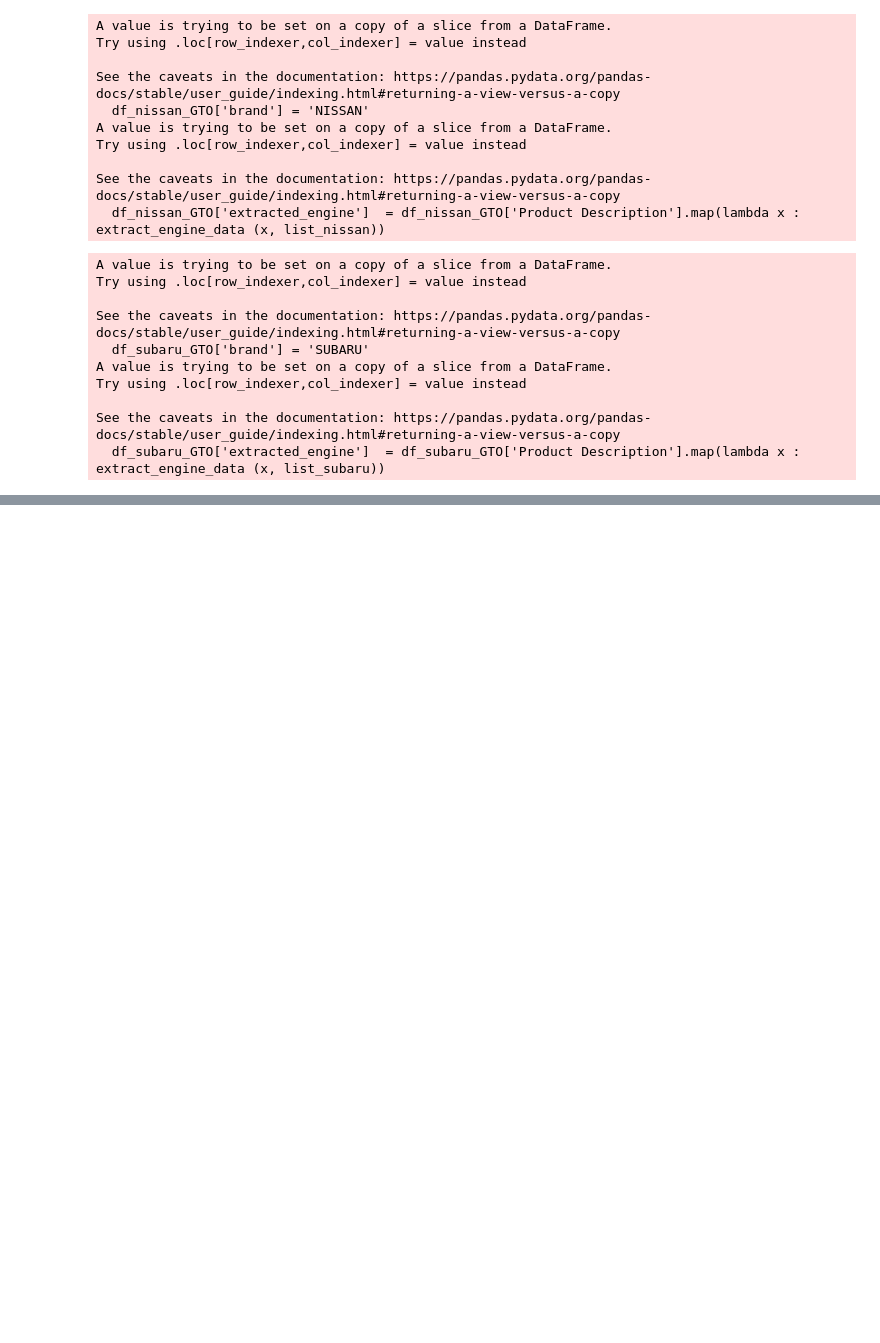
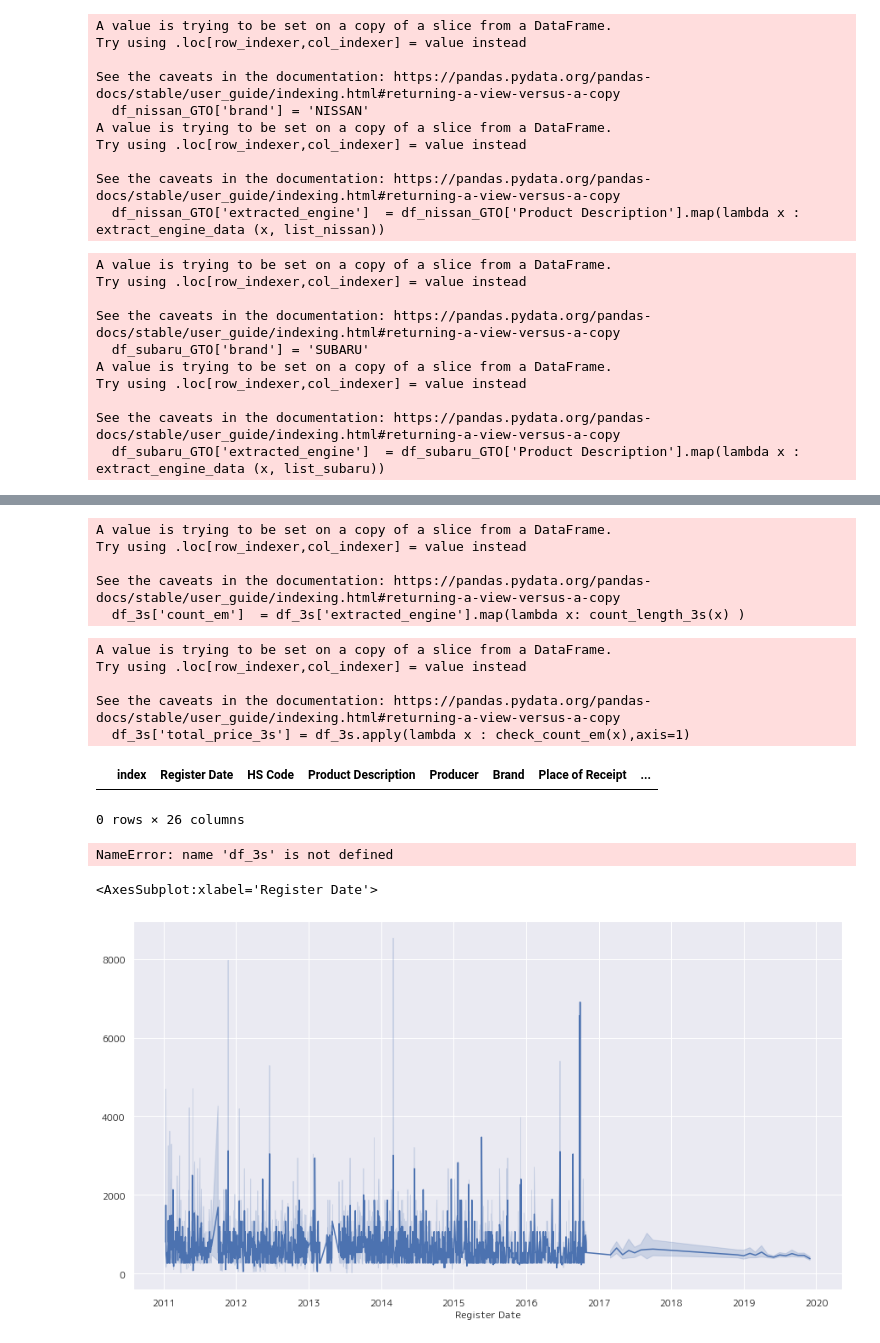
Before and after one commit to vutuanlinh2661998/KAIHO, a Jupyter notebook: GTO_Prediction.ipynb, the cells around one changed output, grey strips where cells are left out. Cells and saved outputs as stored; diff of their text form; code cells hidden in the pictures; blank space fills up the shorter version.

```diff
--- a/GTO_Prediction.ipynb
+++ b/GTO_Prediction.ipynb
@@ -275,0 +456,8 @@ def get_engine_family (name_engine):
+# %%
+df_3s['count_em']  = df_3s['extracted_engine'].map(lambda x: count_length_3s(x) )
+# %% [output]
+A value is trying to be set on a copy of a slice from a DataFrame.
+Try using .loc[row_indexer,col_indexer] = value instead
+
+See the caveats in the documentation: https://pandas.pydata.org/pandas-docs/stable/user_guide/indexing.html#returning-a-view-versus-a-copy
+  df_3s['count_em']  = df_3s['extracted_engine'].map(lambda x: count_length_3s(x) )
@@ -275,0 +466,9 @@ def get_engine_family (name_engine):
+# %%
+df_3s['total_price_3s'] = df_3s.apply(lambda x : check_count_em(x),axis=1)
+# df_3s.drop(columns = ['total_price_3s'],inplace = True)
+# %% [output]
+A value is trying to be set on a copy of a slice from a DataFrame.
+Try using .loc[row_indexer,col_indexer] = value instead
+
+See the caveats in the documentation: https://pandas.pydata.org/pandas-docs/stable/user_guide/indexing.html#returning-a-view-versus-a-copy
+  df_3s['total_price_3s'] = df_3s.apply(lambda x : check_count_em(x),axis=1)
@@ -275,0 +477,28 @@ def get_engine_family (name_engine):
+# %%
+df_3s[df_3s.total_price_3s > df_3s['Cargo Value USD']]
+# %% [output]
+|  | index | Register Date | HS Code | Product Description | Producer | Brand | Place of Receipt | ... |
+0 rows × 26 columns
+# %%
+df_sum_day = df_3s.groupby(['Register Date'])['total_price_1nz'].sum().reset_index()
+df_sum_month = df_3s.groupby(['month_year'])['total_price_1nz'].sum().reset_index()
+df_sum_year = df_3s.groupby(['year'])['total_price_1nz'].sum().reset_index()
+df_sum_month['month_year'] = pd.to_datetime(df_sum_month['month_year'],format='%Y-%m')
+df_sum_month.set_index('month_year',inplace = True)
+df_sum_day['Register Date'] = df_sum_day['Register Date'].astype(str)
+# df_sum_year['year'] = pd.to_datetime(df_sum_year['year'],format='%Y')
+em_series_month =  pd.Series(df_sum_month.total_price_1nz.values,index=df_sum_month.index)
+em_series_year =  pd.Series(df_sum_year.total_price_1nz.values,index=df_sum_year['year'])
+# %% [output]
+NameError: name 'df_3s' is not defined
+# %%
+em_series = pd.Series(df_sum_day.total_price_1nz.values,index=df_sum_day['Register Date'])
+em_series_sample = pd.Series(df_3s.total_price_1nz.values,index=df_3s['Register Date'])
+# %%
+plt.figure(figsize=(15,8))
+values = em_series.values
+# plot dataset
+sns.lineplot(data=em_series)
+# %% [output]
+<AxesSubplot:xlabel='Register Date'>
+[figure, added]
```
Also changed, not shown: parts of 74 cells of this notebook, 3 other files.
